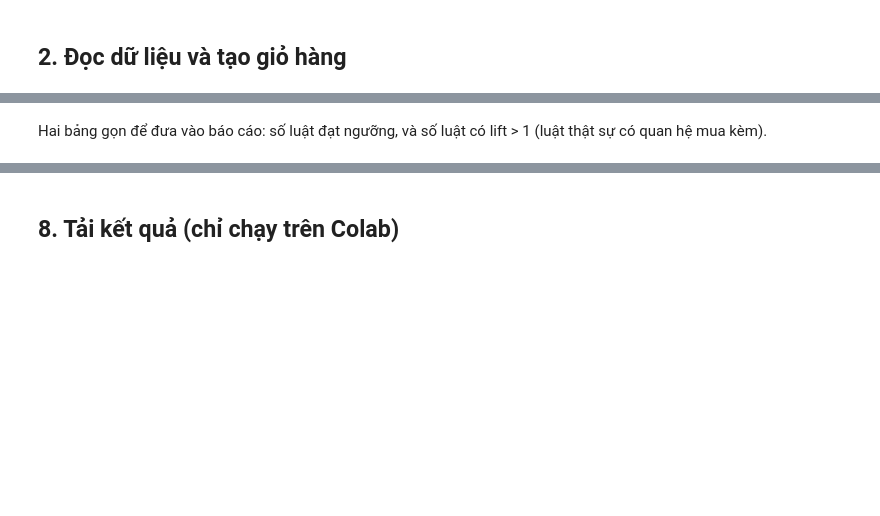
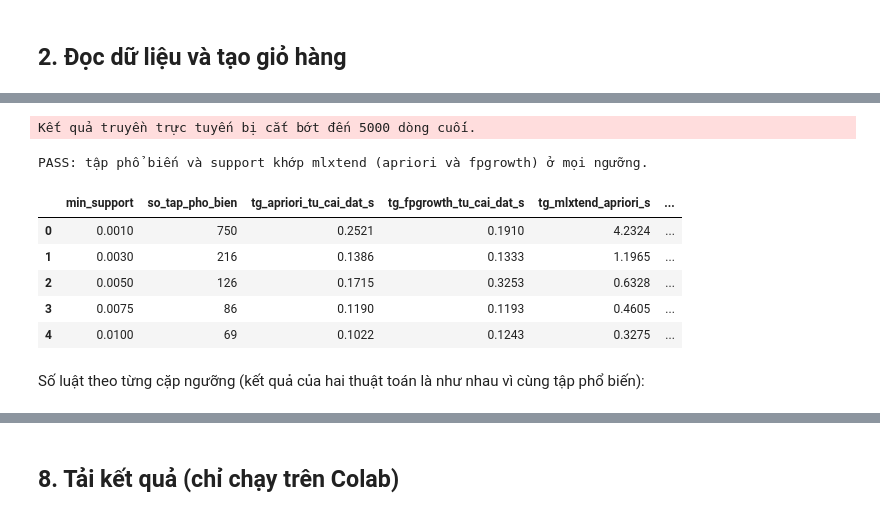
Before and after one commit to thaonguyenn448-dot/-t-i-1, a Jupyter notebook: notebooks/NA_tuan1.ipynb, the cells around one changed output, grey strips where cells are left out. Cells and saved outputs as stored; diff of their text form; code cells hidden in the pictures; blank space fills up the shorter version.

```diff
--- a/notebooks/NA_tuan1.ipynb
+++ b/notebooks/NA_tuan1.ipynb
@@ -208,40 +284,61 @@ Thời gian đo cho bước khai thác tập phổ biến: một lần khởi đ
 # %%
 def do_thoi_gian(ham, *args, lan=SO_LAN):
-    ham(*args)                                  # lần khởi động, không tính
+    ham(*args)
     ts = []
     for _ in range(lan):
         t0 = time.perf_counter()
         ham(*args)
         ts.append(time.perf_counter() - t0)
     return float(np.median(ts))
 
 
-def chay_mlxtend(s):
+def mlx_ap(s):
     return mlx_apriori(df_enc, min_support=s, use_colnames=True)
+
+
+def mlx_fp(s):
+    return mlx_fpgrowth(df_enc, min_support=s, use_colnames=True)
 
 
 rows = []
 for s in SUPPORTS:
-    freq = freq_theo_support[s]
-    t_tu_cai = do_thoi_gian(apriori_tu_cai_dat, transactions, s)
-    t_mlx = do_thoi_gian(chay_mlxtend, s)
-    khop = doi_chieu_mlxtend(freq, chay_mlxtend(s))
+    freq = freq_fp[s]
+    t_ap = do_thoi_gian(apriori_tu_cai_dat, transactions, s)
+    t_fp = do_thoi_gian(fp_growth_tu_cai_dat, transactions, s)
+    t_mlx_ap = do_thoi_gian(mlx_ap, s)
+    t_mlx_fp = do_thoi_gian(mlx_fp, s)
+    khop = doi_chieu_mlxtend(freq, mlx_fp(s)) and doi_chieu_mlxtend(freq, mlx_ap(s))
     for c in CONFS:
         luat = sinh_luat(freq, c, N)
         rows.append({"min_support": s, "min_conf": c,
                      "so_gio_toi_thieu": min_count(s, N),
                      "so_tap_pho_bien": len(freq),
                      "so_luat": len(luat),
                      "so_luat_lift_gt_1": int((luat["lift"] > 1).sum()),
-                     "tg_tu_cai_dat_s": round(t_tu_cai, 4),
-                     "tg_mlxtend_s": round(t_mlx, 4),
+                     "tg_apriori_tu_cai_dat_s": round(t_ap, 4),
+                     "tg_fpgrowth_tu_cai_dat_s": round(t_fp, 4),
+                     "tg_mlxtend_apriori_s": round(t_mlx_ap, 4),
+                     "tg_mlxtend_fpgrowth_s": round(t_mlx_fp, 4),
                      "khop_mlxtend": khop})
 bang = pd.DataFrame(rows)
-print(bang.to_string(index=False))
-assert bang["khop_mlxtend"].all(), "Có ngưỡng mà bản tự cài đặt không khớp mlxtend"
-print("\nPASS: tập phổ biến và support khớp mlxtend ở mọi ngưỡng.")
+assert bang["khop_mlxtend"].all(), "Có ngưỡng mà kết quả không khớp mlxtend"
+print("PASS: tập phổ biến và support khớp mlxtend (apriori và fpgrowth) ở mọi ngưỡng.\n")
+
+thoi_gian = (bang.drop_duplicates("min_support")
+             [["min_support", "so_tap_pho_bien", "tg_apriori_tu_cai_dat_s", "tg_fpgrowth_tu_cai_dat_s",
+               "tg_mlxtend_apriori_s", "tg_mlxtend_fpgrowth_s"]])
+display(thoi_gian.reset_index(drop=True))
+# %% [output]
+Kết quả truyền trực tuyến bị cắt bớt đến 5000 dòng cuối.
+PASS: tập phổ biến và support khớp mlxtend (apriori và fpgrowth) ở mọi ngưỡng.
+|  | min_support | so_tap_pho_bien | tg_apriori_tu_cai_dat_s | tg_fpgrowth_tu_cai_dat_s | tg_mlxtend_apriori_s | ... |
+| 0 | 0.0010 | 750 | 0.2521 | 0.1910 | 4.2324 | ... |
+| 1 | 0.0030 | 216 | 0.1386 | 0.1333 | 1.1965 | ... |
+| 2 | 0.0050 | 126 | 0.1715 | 0.3253 | 0.6328 | ... |
+| 3 | 0.0075 | 86 | 0.1190 | 0.1193 | 0.4605 | ... |
+| 4 | 0.0100 | 69 | 0.1022 | 0.1243 | 0.3275 | ... |
-# %% [markdown]
-Hai bảng gọn để đưa vào báo cáo: số luật đạt ngưỡng, và số luật có lift > 1 (luật thật sự có quan hệ mua kèm).
+# %% [markdown]
+Số luật theo từng cặp ngưỡng (kết quả của hai thuật toán là như nhau vì cùng tập phổ biến):
 # %%
 print("Số luật đạt support và confidence:")
 display(bang.pivot(index="min_support", columns="min_conf", values="so_luat"))
```
Also changed, not shown: parts of 19 cells of this notebook.
